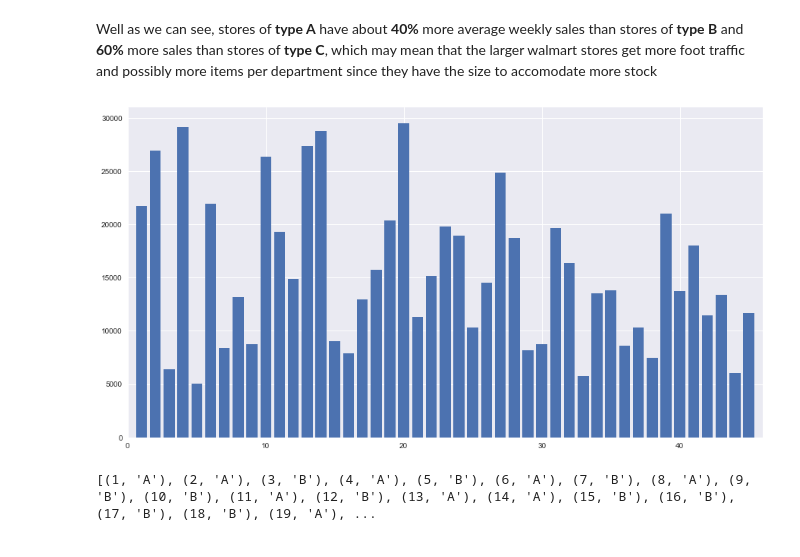
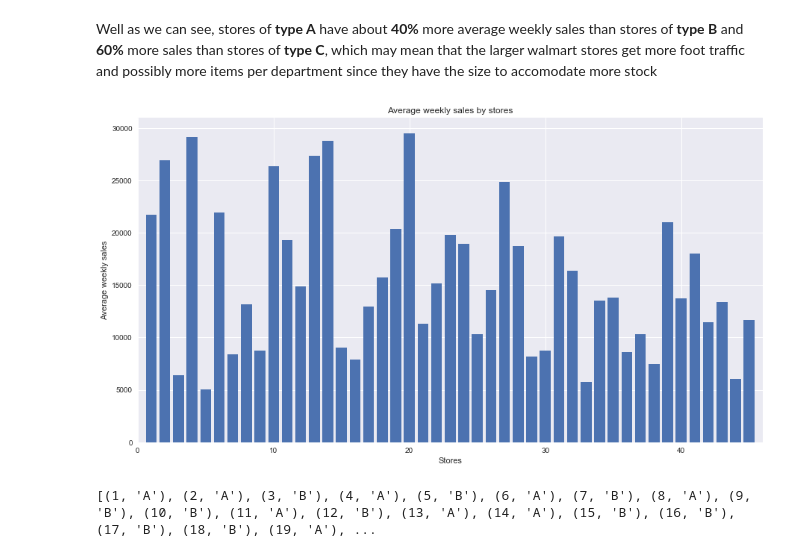
Before and after one commit to wiserlake0996/Applied_Stats_Final, a Jupyter notebook: APPLIED_STATISTICS_SUBMISSION.ipynb, the cells around one changed output. Saved outputs shown, nothing was run; the diff lists cells and outputs as text; code cells hidden in the pictures.

```diff
--- a/APPLIED_STATISTICS_SUBMISSION.ipynb
+++ b/APPLIED_STATISTICS_SUBMISSION.ipynb
@@ -234,17 +243,21 @@ Well as we can see, stores of **type A** have about **40%** more average weekly
 # %%
 store_weekly_mean_sales = []
 for i,v in merged_df.groupby('Store'):
     store_weekly_mean_sales.append([i, v['Weekly_Sales'].mean()])
     #print('Store:', i, 'Average Weekly Sales:', v['Weekly_Sales'].mean(), 'dollars')
 store_weekly_mean_sales_df = pd.DataFrame(store_weekly_mean_sales)
 store_weekly_mean_sales_df.columns = ['Store', 'Average Weekly Sales']
 plt.figure(figsize=(15,8))
 plt.xlim(0,46)
 plt.bar(store_weekly_mean_sales_df['Store'], store_weekly_mean_sales_df['Average Weekly Sales'])
 
+plt.xlabel('Stores')
+plt.ylabel('Average weekly sales')
+plt.title('Average weekly sales by stores')
+
 plt.show()
 # %% [output]
-[figure, old version]
+[figure, new version]
 # %%
 print(list(zip(list(stores_df['Store'].values), list(stores_df['Type'].values))))
 # %% [output]
```
Also changed, not shown: parts of 17 cells of this notebook.
